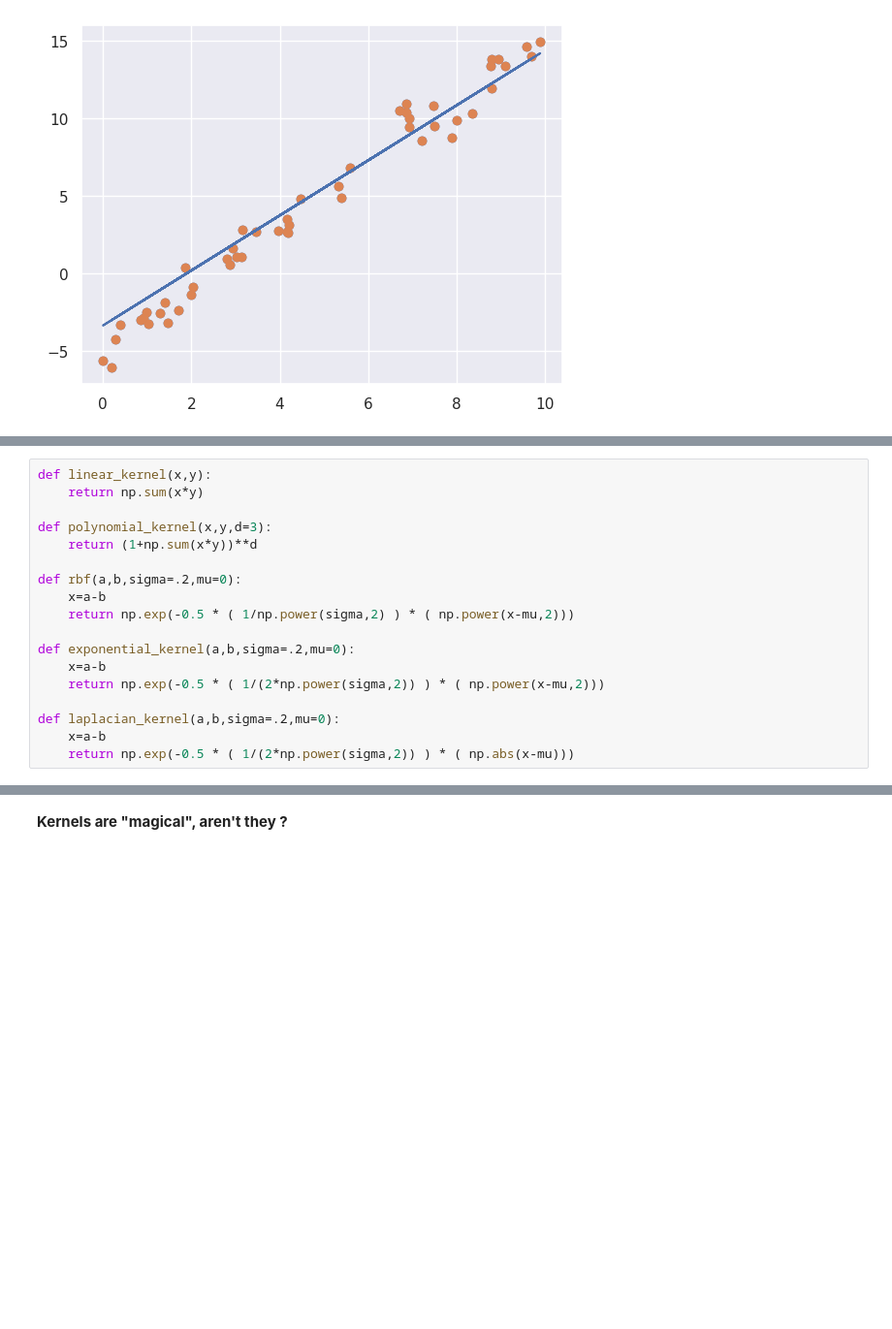
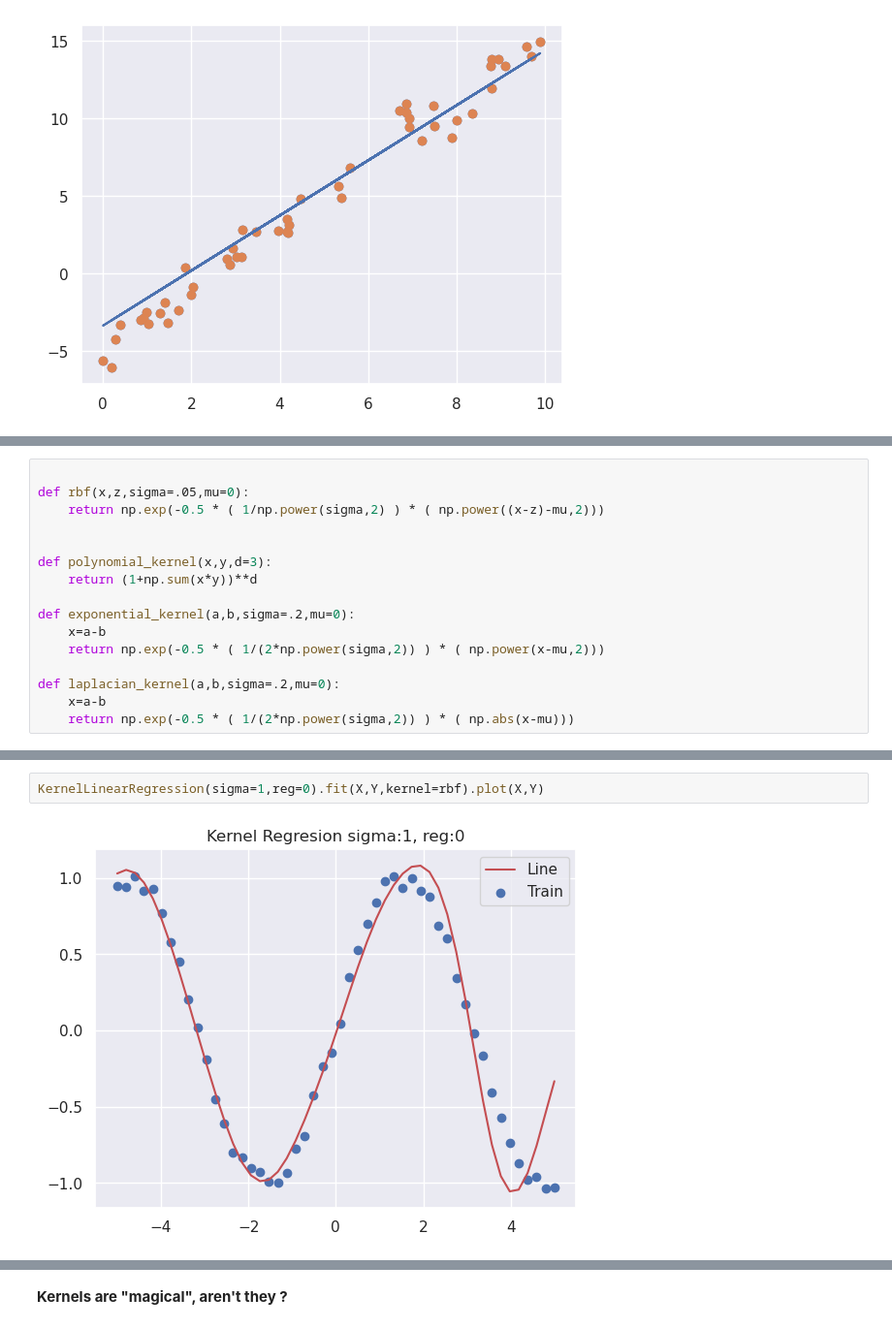
Before and after one commit to Demirrr/Fundamentals, a Jupyter notebook: LinearModels/6.Kernalization.ipynb, the cells around one changed output, grey strips where cells are left out. Shown at 97% size. Cells and saved outputs as stored; diff of their text form; blank space fills up the shorter version.

```diff
--- a/LinearModels/6.Kernalization.ipynb
+++ b/LinearModels/6.Kernalization.ipynb
@@ -168,18 +131,0 @@ plt.legend();
-# %%
-def linear_kernel(x,y):
-    return np.sum(x*y)
-
-def polynomial_kernel(x,y,d=3):
-    return (1+np.sum(x*y))**d
-
-def rbf(a,b,sigma=.2,mu=0):
-    x=a-b
-    return np.exp(-0.5 * ( 1/np.power(sigma,2) ) * ( np.power(x-mu,2)))
-
-def exponential_kernel(a,b,sigma=.2,mu=0):
-    x=a-b
-    return np.exp(-0.5 * ( 1/(2*np.power(sigma,2)) ) * ( np.power(x-mu,2)))
-
-def laplacian_kernel(a,b,sigma=.2,mu=0):
-    x=a-b
-    return np.exp(-0.5 * ( 1/(2*np.power(sigma,2)) ) * ( np.abs(x-mu)))
@@ -221,0 +166,16 @@ plt.legend();
+# %%
+
+def rbf(x,z,sigma=.05,mu=0):
+    return np.exp(-0.5 * ( 1/np.power(sigma,2) ) * ( np.power((x-z)-mu,2)))
+
+
+def polynomial_kernel(x,y,d=3):
+    return (1+np.sum(x*y))**d
+
+def exponential_kernel(a,b,sigma=.2,mu=0):
+    x=a-b
+    return np.exp(-0.5 * ( 1/(2*np.power(sigma,2)) ) * ( np.power(x-mu,2)))
+
+def laplacian_kernel(a,b,sigma=.2,mu=0):
+    x=a-b
+    return np.exp(-0.5 * ( 1/(2*np.power(sigma,2)) ) * ( np.abs(x-mu)))
@@ -221,0 +251,4 @@ plt.legend();
+# %%
+KernelLinearRegression(sigma=1,reg=0).fit(X,Y,kernel=rbf).plot(X,Y)
+# %% [output]
+[figure, added]
```
Also changed, not shown: parts of 21 cells of this notebook, 1 other file.
